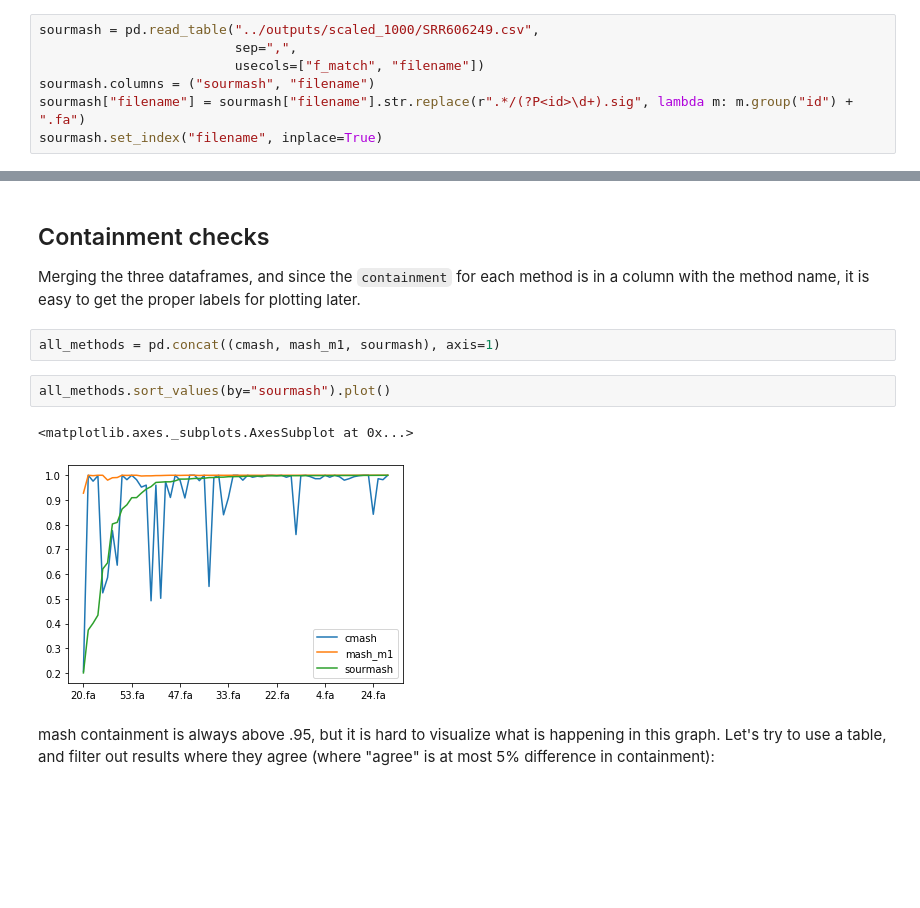
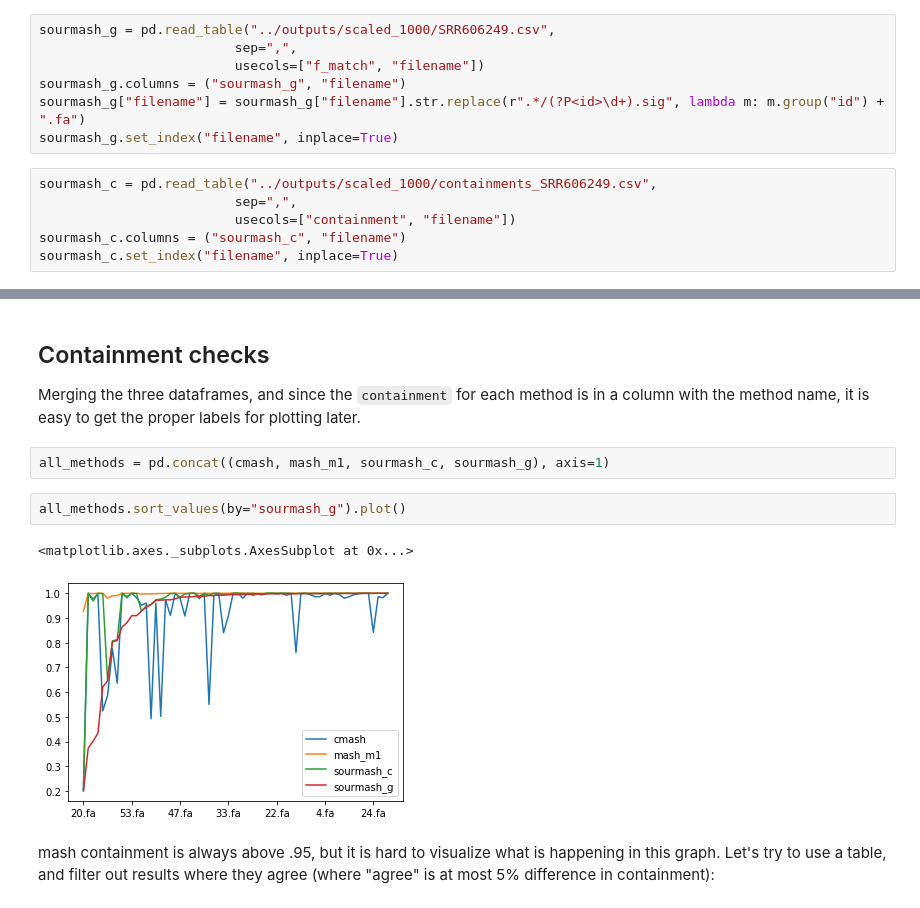
Before and after one commit to luizirber/phd, a Jupyter notebook: experiments/smol_gather/notebooks/analysis.ipynb, the cells around one changed output, grey strips where cells are left out. Saved outputs shown, nothing was run; the diff lists cells and outputs as text; blank space fills up the shorter version.

Commit message:
add sourmash_c and sourmash_g results

```diff
--- a/experiments/smol_gather/notebooks/analysis.ipynb
+++ b/experiments/smol_gather/notebooks/analysis.ipynb
@@ -17,12 +17,18 @@ Loading three dataframes, one for each method. Harmonize filenames so we can mer
 
 Using the `f_match` column (how much of the found genome is contained in the metagenome).
 # %%
-sourmash = pd.read_table("../outputs/scaled_1000/SRR606249.csv",
+sourmash_g = pd.read_table("../outputs/scaled_1000/SRR606249.csv",
                          sep=",",
                          usecols=["f_match", "filename"])
-sourmash.columns = ("sourmash", "filename")
-sourmash["filename"] = sourmash["filename"].str.replace(r".*/(?P<id>\d+).sig", lambda m: m.group("id") + ".fa")
-sourmash.set_index("filename", inplace=True)
+sourmash_g.columns = ("sourmash_g", "filename")
+sourmash_g["filename"] = sourmash_g["filename"].str.replace(r".*/(?P<id>\d+).sig", lambda m: m.group("id") + ".fa")
+sourmash_g.set_index("filename", inplace=True)
+# %%
+sourmash_c = pd.read_table("../outputs/scaled_1000/containments_SRR606249.csv",
+                         sep=",",
+                         usecols=["containment", "filename"])
+sourmash_c.columns = ("sourmash_c", "filename")
+sourmash_c.set_index("filename", inplace=True)
 # %% [markdown]
 ### CMash
 
@@ -66,12 +72,12 @@ with pd.option_context('display.max_rows', None):
 
 Merging the three dataframes, and since the `containment` for each method is in a column with the method name, it is easy to get the proper labels for plotting later.
 # %%
-all_methods = pd.concat((cmash, mash_m1, sourmash), axis=1)
+all_methods = pd.concat((cmash, mash_m1, sourmash_c, sourmash_g), axis=1)
 # %%
-all_methods.sort_values(by="sourmash").plot()
+all_methods.sort_values(by="sourmash_g").plot()
 # %% [output]
 <matplotlib.axes._subplots.AxesSubplot at 0x...>
-[figure, old version]
+[figure, new version]
 # %% [markdown]
 mash containment is always above .95, but it is hard to visualize what is happening in this graph. Let's try to use a table, and filter out results where they agree (where "agree" is at most 5% difference in containment):
 # %%
```
Also changed, not shown: parts of 1 cell of this notebook, 2 other files.
